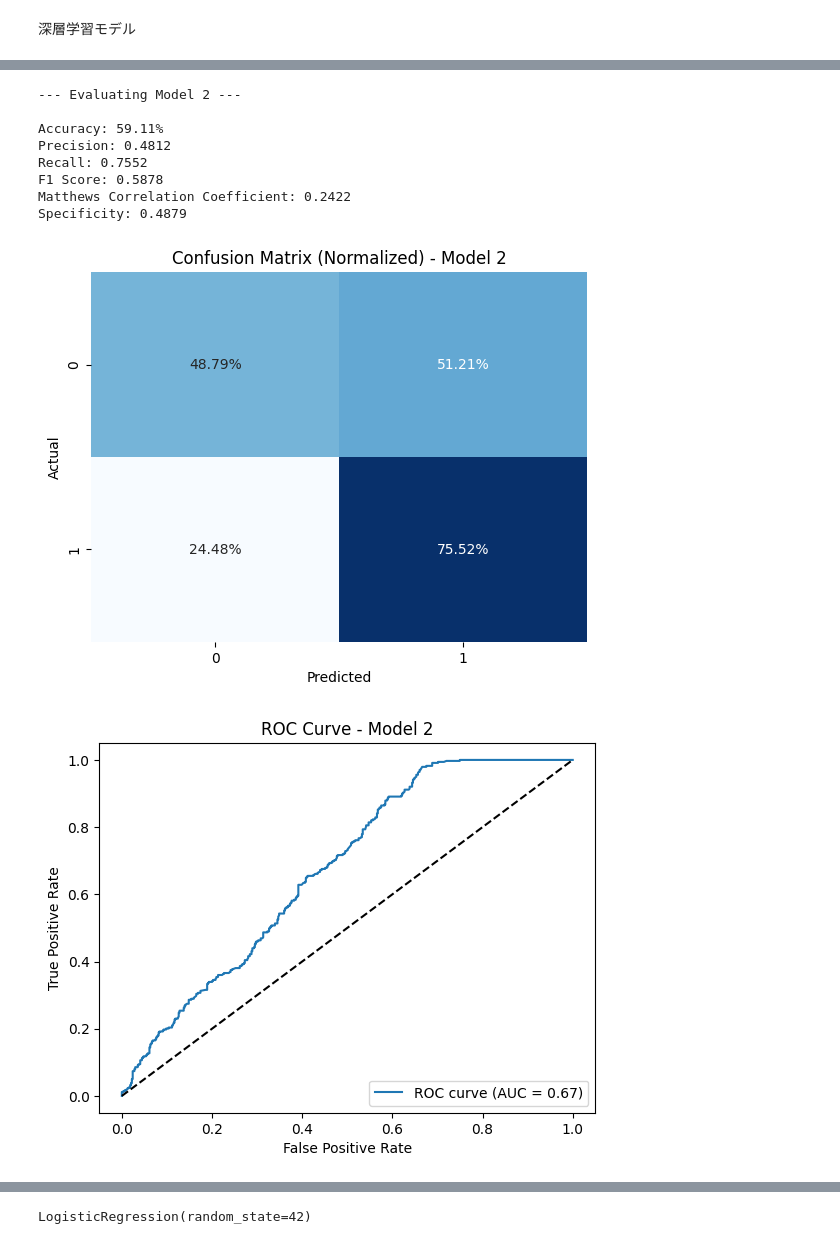
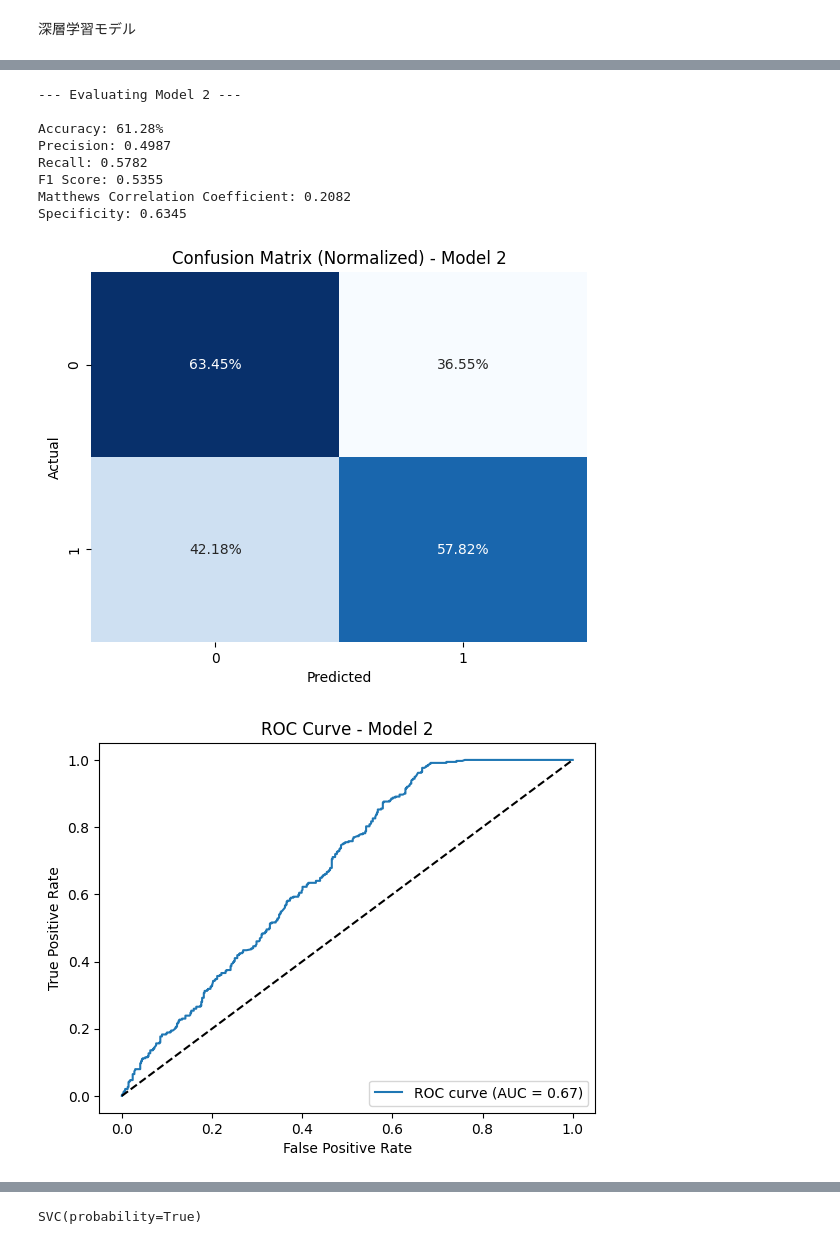
Before and after one commit to KasaharaGen/DengueFeverdetection, a Jupyter notebook: src/ensanble_model/stack.ipynb, the cells around one changed output, grey strips where cells are left out. Drawn from its saved outputs; the diff is of its cells as text; code cells hidden in the pictures.

```diff
--- a/src/ensanble_model/stack.ipynb
+++ b/src/ensanble_model/stack.ipynb
@@ -33,10 +30,13 @@ df.head()
 X=df.drop(columns='dengue',axis=1).values
 y=df['dengue'].values
 
-X_train, X_test, y_train, y_test = train_test_split(X, y, test_size=0.2, random_state=42)
+X_train, X_test, y_train, y_test = train_test_split(X, y, test_size=0.2,random_state=42)
+X_train, X_val, y_train, y_val = train_test_split(X_train, y_train, test_size=0.1,random_state=42)
 
 #torchテンソルに変換
 X_train_tensor = torch.tensor(X_train, dtype=torch.float32)
 y_train_tensor = torch.tensor(y_train, dtype=torch.float32)
 X_test_tensor = torch.tensor(X_test, dtype=torch.float32)
 y_test_tensor = torch.tensor(y_test, dtype=torch.float32)
+X_val_tensor = torch.tensor(X_val, dtype=torch.float32)
+y_val_tensor = torch.tensor(y_val, dtype=torch.float32)
@@ -215,19 +126,22 @@ input_dim = X_train_tensor.shape[1]
 
 DNN_1=DNN_1(input_dim=input_dim).to(device)
 DNN_2=DNN_2(input_dim=input_dim).to(device)
-Attention = AttentionBinaryClassifier(input_dim=input_dim).to(device)
+DNN_3=DNN_3(input_dim=input_dim).to(device)
 
 # 損失関数と最適化
-DNN_1_optim = optim.Adam(DNN_1.parameters(), lr=0.001)
+DNN_1_optim = optim.Adagrad(DNN_1.parameters(), lr=0.001)
 DNN_2_optim = optim.Adagrad(DNN_2.parameters(), lr=0.001)
-Attention_optim=optim.Adam(Attention.parameters(),lr=0.001)
+DNN_3_optim = optim.Adagrad(DNN_3.parameters(), lr=0.001)
 
-models = [DNN_1, DNN_2,Attention ]
-criterions = criterions = [
-    nn.BCELoss(),  # DNN_1用
-    nn.BCELoss(),  # DNN_2用
-    nn.BCELoss()   # Attention用
-]
-
-optimizers = [DNN_1_optim,DNN_2_optim,Attention_optim]
+criterion = nn.BCELoss()
+# %%
+train_dataset = torch.utils.data.TensorDataset(X_train_tensor, y_train_tensor)
+train_loader = torch.utils.data.DataLoader(dataset=train_dataset, batch_size=64, shuffle=True)
+
+train_losses_per_model = []
+
+val_dataset = torch.utils.data.TensorDataset(X_val_tensor, y_val_tensor)
+val_loader = torch.utils.data.DataLoader(dataset=val_dataset, batch_size=64, shuffle=True)
+
+val_losses_per_model = []
 # %%
@@ -294,4 +399,6 @@ Epoch [400/400], Loss: 0.4797
 # %%
+models=[DNN_1,DNN_2,DNN_3]
+
 # 評価を各モデルで実施
 for idx, model in enumerate(models):
     print(f"\n--- Evaluating Model {idx + 1} ---\n")
@@ -303,7 +410,7 @@ for idx, model in enumerate(models):
 
         # 予測と確率
         test_outputs = model(X_test_tensor).squeeze()
-        predictions = (test_outputs > 0.49).float()
+        predictions = (test_outputs >= 0.5).float()
         y_true = y_test_tensor.cpu().numpy()
         y_pred = predictions.cpu().numpy()
         y_prob = test_outputs.cpu().numpy()
@@ -365,10 +472,10 @@ Specificity: 0.6419
 --- Evaluating Model 2 ---
 
-Accuracy: 59.11%
-Precision: 0.4812
-Recall: 0.7552
-F1 Score: 0.5878
-Matthews Correlation Coefficient: 0.2422
-Specificity: 0.4879
+Accuracy: 61.28%
+Precision: 0.4987
+Recall: 0.5782
+F1 Score: 0.5355
+Matthews Correlation Coefficient: 0.2082
+Specificity: 0.6345
-[figure, old version]
+[figure, new version]
-[figure, old version]
+[figure, new version]
@@ -411,9 +510,9 @@ test_stacked_features = np.column_stack((svm_preds,rf_preds, xgb_preds, DNN1_pre
 test_stacked_labels=y_test
 # %%
-meta_model = LogisticRegression(random_state=42)
-meta_model.fit(train_stacked_features, train_stacked_labels)
+meta_model=SVC(kernel='rbf',probability=True)
+meta_model.fit(train_stacked_features,train_stacked_labels)
 # %% [output]
-LogisticRegression(random_state=42)
+SVC(probability=True)
 # %%
 # メタモデルの評価
 stack_val_preds = meta_model.predict_proba(test_stacked_features)[:, 1]
```
Also changed, not shown: parts of 15 cells of this notebook, 3 other files.
